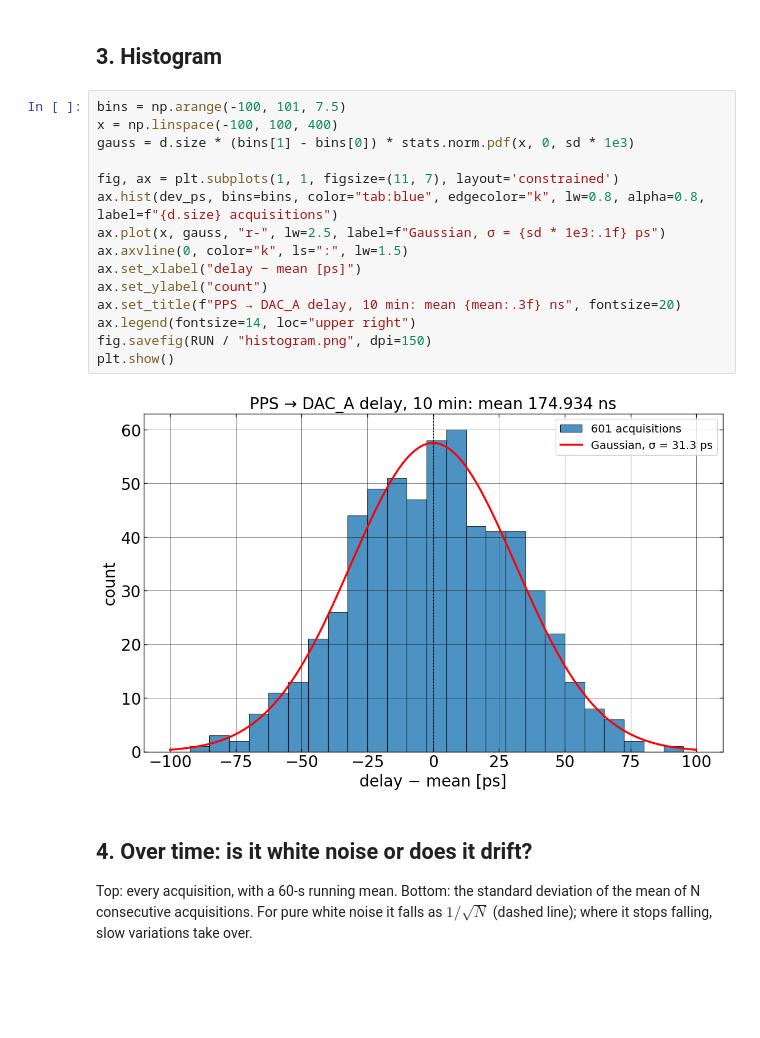
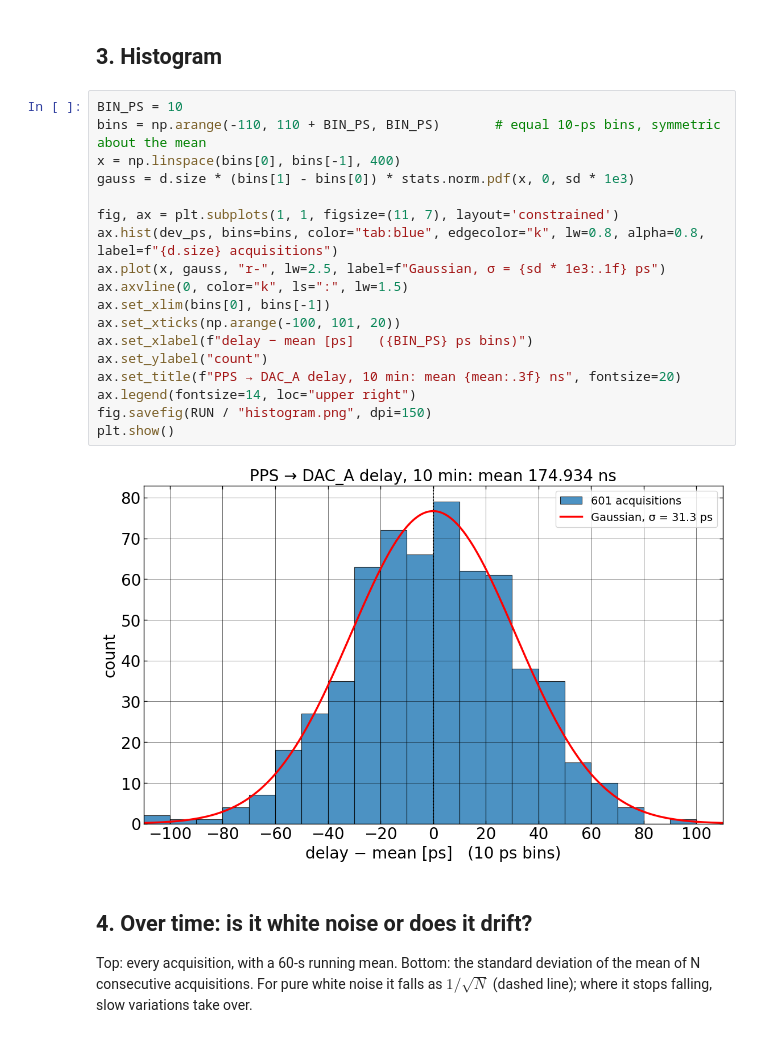
Before and after one commit to felipe-mazzi/PRN, a Jupyter notebook: Oct_27_report.ipynb, the cells around one changed output. Drawn from its saved outputs; the diff is of its cells as text; blank space fills up the shorter version.

Commit message:
Use equal 10-ps bins aligned to the grid in the Oct 27 histogram
Co-Authored-By: Claude Opus 5.5 <noreply@anthropic.com>

```diff
--- a/Oct_27_report.ipynb
+++ b/Oct_27_report.ipynb
@@ -88,22 +88,25 @@ skewness -0.149, excess kurtosis -0.037, Shapiro-Wilk p = 0.57
 # %% [markdown]
 ## 3. Histogram
 # %%
-bins = np.arange(-100, 101, 7.5)
-x = np.linspace(-100, 100, 400)
+BIN_PS = 10
+bins = np.arange(-110, 110 + BIN_PS, BIN_PS)       # equal 10-ps bins, symmetric about the mean
+x = np.linspace(bins[0], bins[-1], 400)
 gauss = d.size * (bins[1] - bins[0]) * stats.norm.pdf(x, 0, sd * 1e3)
 
 fig, ax = plt.subplots(1, 1, figsize=(11, 7), layout='constrained')
 ax.hist(dev_ps, bins=bins, color="tab:blue", edgecolor="k", lw=0.8, alpha=0.8, label=f"{d.size} acquisitions")
 ax.plot(x, gauss, "r-", lw=2.5, label=f"Gaussian, σ = {sd * 1e3:.1f} ps")
 ax.axvline(0, color="k", ls=":", lw=1.5)
-ax.set_xlabel("delay − mean [ps]")
+ax.set_xlim(bins[0], bins[-1])
+ax.set_xticks(np.arange(-100, 101, 20))
+ax.set_xlabel(f"delay − mean [ps]   ({BIN_PS} ps bins)")
 ax.set_ylabel("count")
 ax.set_title(f"PPS → DAC_A delay, 10 min: mean {mean:.3f} ns", fontsize=20)
 ax.legend(fontsize=14, loc="upper right")
 fig.savefig(RUN / "histogram.png", dpi=150)
 plt.show()
 # %% [output]
-[figure, old version]
+[figure, new version]
 # %% [markdown]
 ## 4. Over time: is it white noise or does it drift?
 
```
Also changed, not shown: 1 other file.
